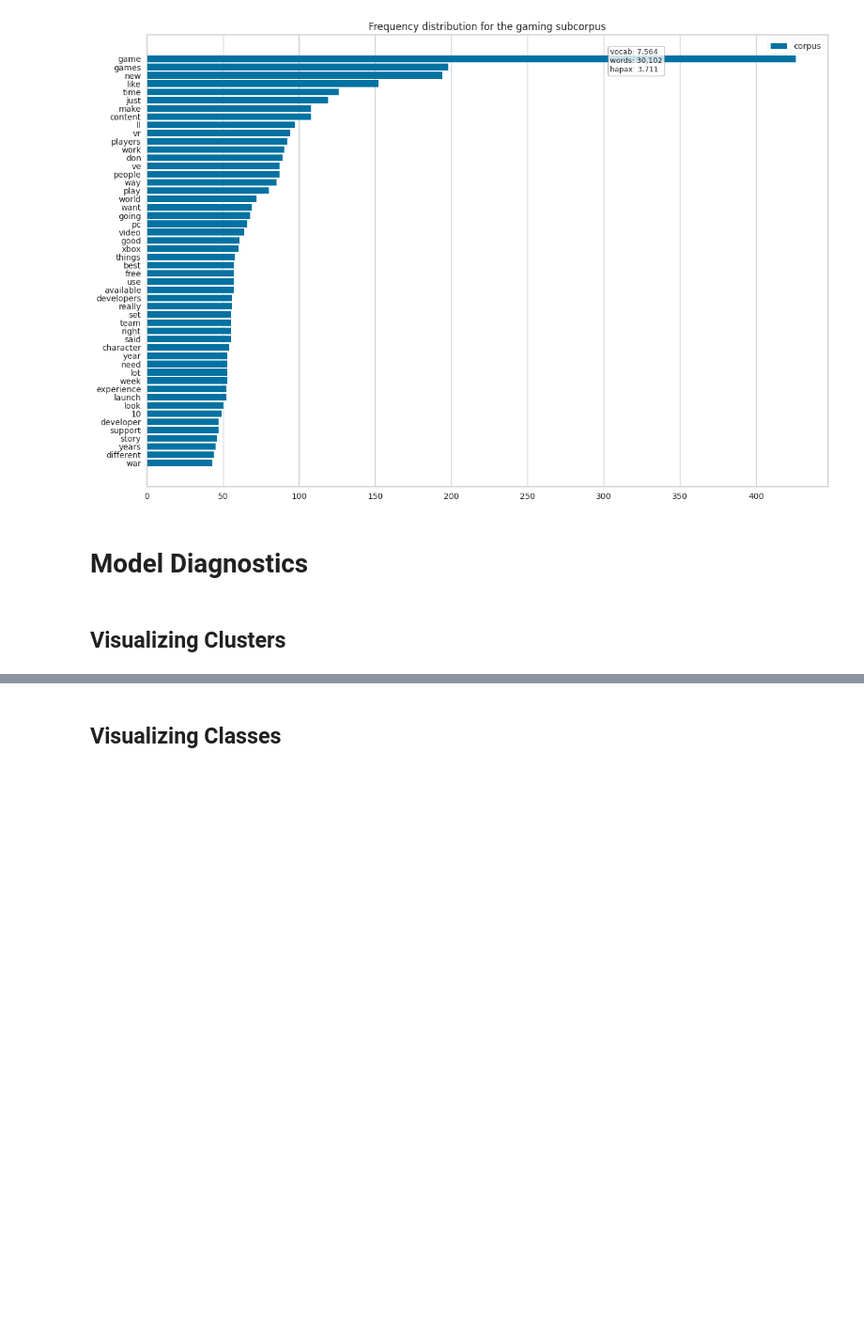
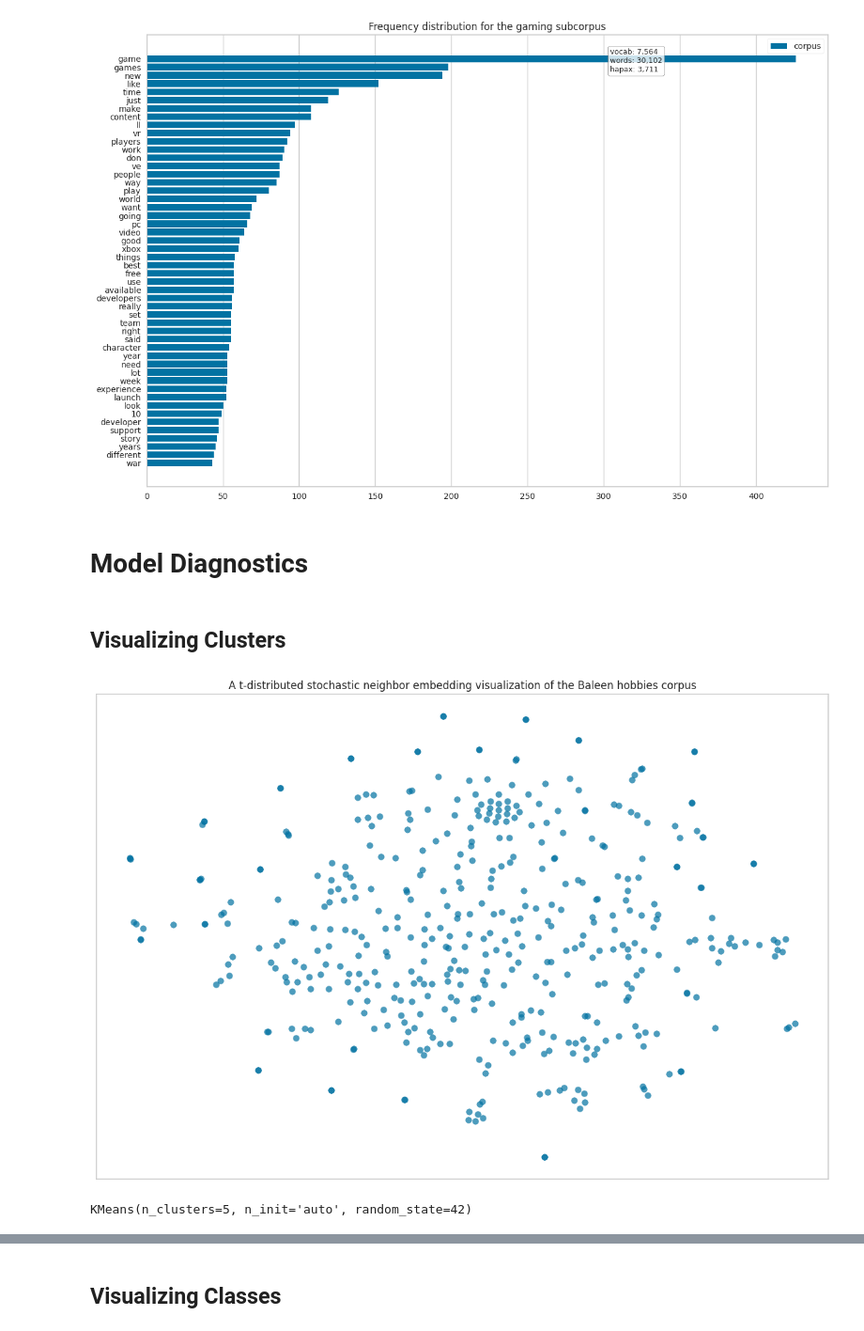
Before and after one commit to rjafarau/atap, a Jupyter notebook: python/source/08_Text_Visualization.ipynb, the cells around one changed output, grey strips where cells are left out. Shown at 94% size. Drawn from its saved outputs; the diff is of its cells as text; code cells hidden in the pictures; blank space fills up the shorter version.

Commit message:
Continue chapter 08 Text Visualization

```diff
--- a/python/source/08_Text_Visualization.ipynb
+++ b/python/source/08_Text_Visualization.ipynb
@@ -718,0 +722,15 @@ plt.show()
+# %%
+tfidf = TfidfVectorizer()
+docs = tfidf.fit_transform(corpus.data)
+# %%
+%%capture --no-display
+fig, ax = plt.subplots(figsize=(15, 10))
+tsne = TSNEVisualizer(
+    ax=ax, random_state=42,
+    title='A t-distributed stochastic neighbor embedding visualization of the Baleen hobbies corpus'
+)
+tsne.fit(docs)
+tsne.show()
+plt.show()
+# %% [output]
+[figure, added]
@@ -718,0 +739,5 @@ plt.show()
+# %%
+clusters = KMeans(n_clusters=5, n_init='auto', random_state=42)
+clusters.fit(docs)
+# %% [output]
+KMeans(n_clusters=5, n_init='auto', random_state=42)
```
Also changed, not shown: parts of 10 cells of this notebook, 1 other file.
